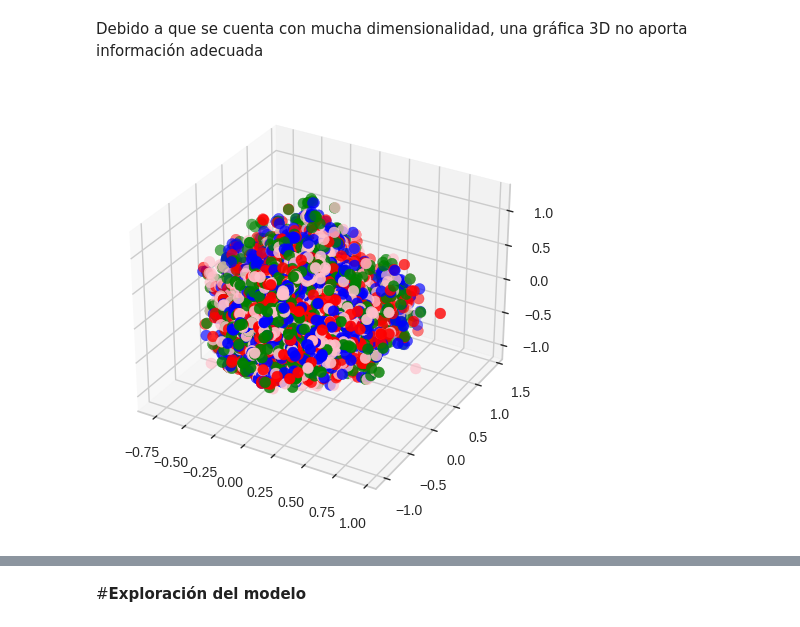
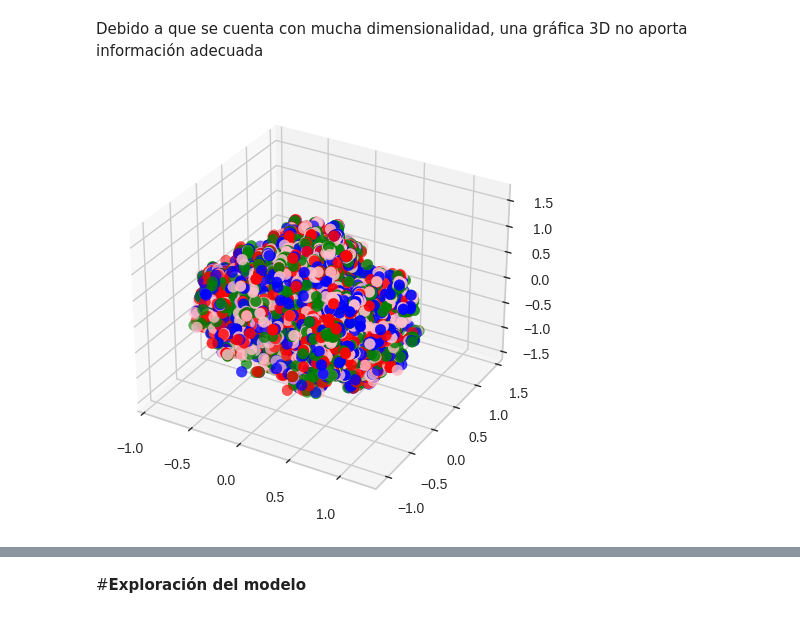
Before and after one commit to KerenLopez/recommendation_system_H_M, a Jupyter notebook: KMeans_H&M_recomendations_pipelines.ipynb, the cells around one changed output, grey strips where cells are left out. Drawn from its saved outputs; the diff is of its cells as text; code cells hidden in the pictures.

```diff
--- a/KMeans_H&M_recomendations_pipelines.ipynb
+++ b/KMeans_H&M_recomendations_pipelines.ipynb
@@ -989,13 +996,13 @@ from sklearn.decomposition import PCA
 df_articles_pca=df_articles_copy.copy()
 df_articles_pca.drop(["article_id"], axis=1, inplace=True)
 # %%
-pca = PCA(n_components=722)
+pca = PCA(n_components=166)
 pca_model = pca.fit(df_articles_pca)
 # %%
 # Se convierte el array a dataframe para añadir nombres a los ejes.
 index_list=[]
 
-for i in range(1,723):
+for i in range(1,167):
   index_list.append('PC'+str(i))
 
 pd.DataFrame(
@@ -1121,7 +1118,7 @@ plt.show()
 Se renombran las columnas de componentes
 # %%
 pc_columns=[]
-for i in range(1,86):
+for i in range(1,29):
   pc_columns.append("PC_"+str(i))
 
 len(pc_columns)
@@ -1136,5 +1133,5 @@ pca_values.shape
 # %%
-pca_values=pca_values[:,:85]
+pca_values=pca_values[:,:28]
 # %%
 principal_df_articles = pd.DataFrame(data = pca_values, columns = pc_columns)
 # %%
@@ -1370,18 +1367,18 @@ Debido a que se cuenta con mucha dimensionalidad, una gráfica 3D no aporta info
 # %%
 from numpy.random.mtrand import randint
 
 colores=['red','green','blue','pink','yellow']
 asignar=[]
 for row in labels:
     asignar.append(colores[randint(0,4)])
 
 fig = plt.figure()
 ax = fig.add_subplot(projection='3d')
-ax.scatter(X[:, 64], X[:, 25], X[:, 32], c=asignar,s=60)
-ax.scatter(centroides[:, 64], centroides[:, 25], centroides[:, 32], marker='*', c=colores, s=1000)
+ax.scatter(X[:, 10], X[:, 20], X[:, 5], c=asignar,s=60)
+ax.scatter(centroides[:, 10], centroides[:, 20], centroides[:, 5], marker='*', c=colores, s=1000)
 plt.show()
 # %% [output]
-[figure, old version]
+[figure, new version]
 # %%
 principal_df_articles['Cluster No'] = modelo_kmeans.labels_
 principal_df_articles.head()
```
Also changed, not shown: parts of 32 cells of this notebook, 4 other files.
